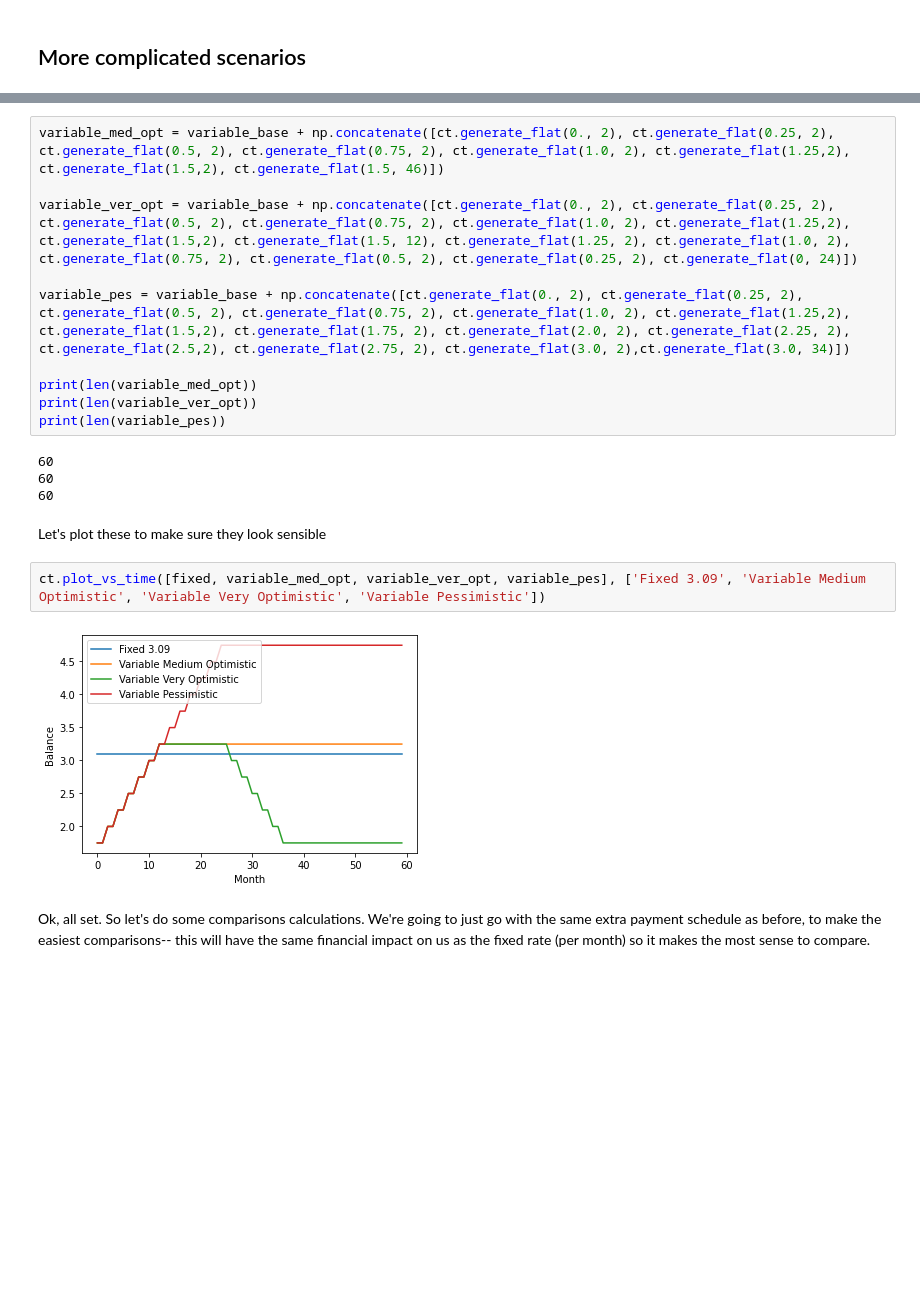
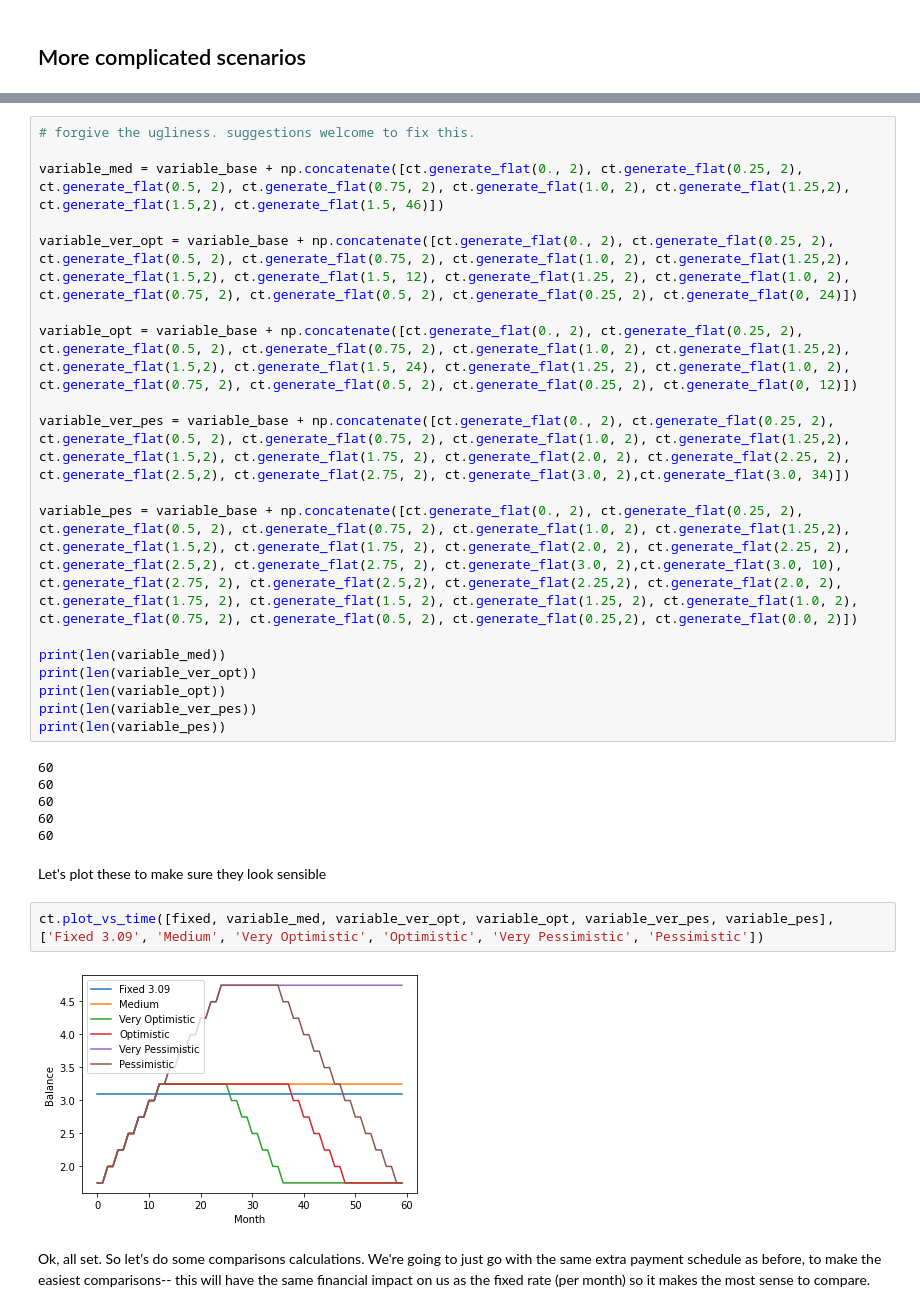
Before and after one commit to mswiatlo/mortgagecalc, a Jupyter notebook: compare_rates_final.ipynb, the cells around one changed output, grey strips where cells are left out. Saved outputs shown, nothing was run; the diff lists cells and outputs as text; blank space fills up the shorter version.

```diff
--- a/compare_rates_final.ipynb
+++ b/compare_rates_final.ipynb
@@ -155,25 +155,35 @@ The first important piece of input here is that we know the US Fed has announced
 
 So let's construct these options. We already have a 1.74 variable base, so we just have to create modifications to that and sum them in.
 # %%
-variable_med_opt = variable_base + np.concatenate([ct.generate_flat(0., 2), ct.generate_flat(0.25, 2), ct.generate_flat(0.5, 2), ct.generate_flat(0.75, 2), ct.generate_flat(1.0, 2), ct.generate_flat(1.25,2), ct.generate_flat(1.5,2), ct.generate_flat(1.5, 46)])
+# forgive the ugliness. suggestions welcome to fix this.
+
+variable_med = variable_base + np.concatenate([ct.generate_flat(0., 2), ct.generate_flat(0.25, 2), ct.generate_flat(0.5, 2), ct.generate_flat(0.75, 2), ct.generate_flat(1.0, 2), ct.generate_flat(1.25,2), ct.generate_flat(1.5,2), ct.generate_flat(1.5, 46)])
 
 variable_ver_opt = variable_base + np.concatenate([ct.generate_flat(0., 2), ct.generate_flat(0.25, 2), ct.generate_flat(0.5, 2), ct.generate_flat(0.75, 2), ct.generate_flat(1.0, 2), ct.generate_flat(1.25,2), ct.generate_flat(1.5,2), ct.generate_flat(1.5, 12), ct.generate_flat(1.25, 2), ct.generate_flat(1.0, 2), ct.generate_flat(0.75, 2), ct.generate_flat(0.5, 2), ct.generate_flat(0.25, 2), ct.generate_flat(0, 24)])
 
-variable_pes = variable_base + np.concatenate([ct.generate_flat(0., 2), ct.generate_flat(0.25, 2), ct.generate_flat(0.5, 2), ct.generate_flat(0.75, 2), ct.generate_flat(1.0, 2), ct.generate_flat(1.25,2), ct.generate_flat(1.5,2), ct.generate_flat(1.75, 2), ct.generate_flat(2.0, 2), ct.generate_flat(2.25, 2), ct.generate_flat(2.5,2), ct.generate_flat(2.75, 2), ct.generate_flat(3.0, 2),ct.generate_flat(3.0, 34)])
+variable_opt = variable_base + np.concatenate([ct.generate_flat(0., 2), ct.generate_flat(0.25, 2), ct.generate_flat(0.5, 2), ct.generate_flat(0.75, 2), ct.generate_flat(1.0, 2), ct.generate_flat(1.25,2), ct.generate_flat(1.5,2), ct.generate_flat(1.5, 24), ct.generate_flat(1.25, 2), ct.generate_flat(1.0, 2), ct.generate_flat(0.75, 2), ct.generate_flat(0.5, 2), ct.generate_flat(0.25, 2), ct.generate_flat(0, 12)])
 
-print(len(variable_med_opt))
+variable_ver_pes = variable_base + np.concatenate([ct.generate_flat(0., 2), ct.generate_flat(0.25, 2), ct.generate_flat(0.5, 2), ct.generate_flat(0.75, 2), ct.generate_flat(1.0, 2), ct.generate_flat(1.25,2), ct.generate_flat(1.5,2), ct.generate_flat(1.75, 2), ct.generate_flat(2.0, 2), ct.generate_flat(2.25, 2), ct.generate_flat(2.5,2), ct.generate_flat(2.75, 2), ct.generate_flat(3.0, 2),ct.generate_flat(3.0, 34)])
+
+variable_pes = variable_base + np.concatenate([ct.generate_flat(0., 2), ct.generate_flat(0.25, 2), ct.generate_flat(0.5, 2), ct.generate_flat(0.75, 2), ct.generate_flat(1.0, 2), ct.generate_flat(1.25,2), ct.generate_flat(1.5,2), ct.generate_flat(1.75, 2), ct.generate_flat(2.0, 2), ct.generate_flat(2.25, 2), ct.generate_flat(2.5,2), ct.generate_flat(2.75, 2), ct.generate_flat(3.0, 2),ct.generate_flat(3.0, 10), ct.generate_flat(2.75, 2), ct.generate_flat(2.5,2), ct.generate_flat(2.25,2), ct.generate_flat(2.0, 2), ct.generate_flat(1.75, 2), ct.generate_flat(1.5, 2), ct.generate_flat(1.25, 2), ct.generate_flat(1.0, 2), ct.generate_flat(0.75, 2), ct.generate_flat(0.5, 2), ct.generate_flat(0.25,2), ct.generate_flat(0.0, 2)])
+
+print(len(variable_med))
 print(len(variable_ver_opt))
+print(len(variable_opt))
+print(len(variable_ver_pes))
 print(len(variable_pes))
 # %% [output]
 60
 60
 60
+60
+60
 # %% [markdown]
 Let's plot these to make sure they look sensible
 # %%
-ct.plot_vs_time([fixed, variable_med_opt, variable_ver_opt, variable_pes], ['Fixed 3.09', 'Variable Medium Optimistic', 'Variable Very Optimistic', 'Variable Pessimistic'])
+ct.plot_vs_time([fixed, variable_med, variable_ver_opt, variable_opt, variable_ver_pes, variable_pes], ['Fixed 3.09', 'Medium', 'Very Optimistic', 'Optimistic', 'Very Pessimistic', 'Pessimistic'])
 # %% [output]
-[figure, old version]
+[figure, new version]
 # %% [markdown]
 Ok, all set. So let's do some comparisons calculations. We're going to just go with the same extra payment schedule as before, to make the easiest comparisons-- this will have the same financial impact on us as the fixed rate (per month) so it makes the most sense to compare.
 # %%
```
Also changed, not shown: parts of 9 cells of this notebook.
